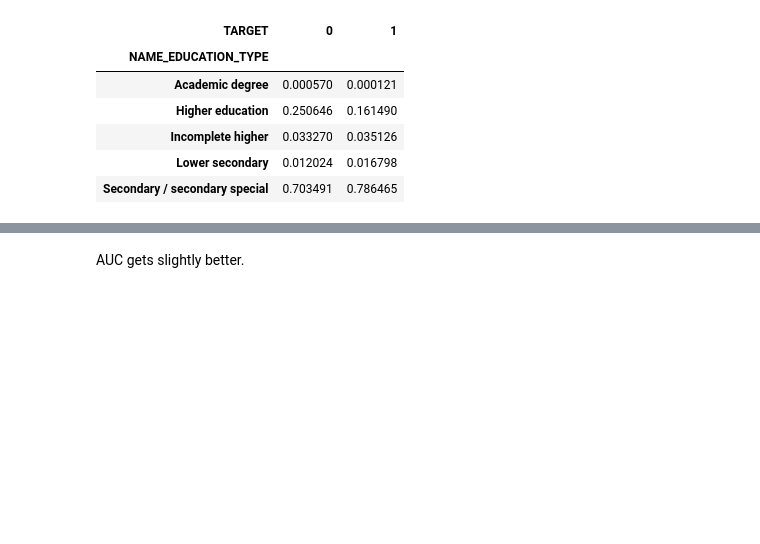
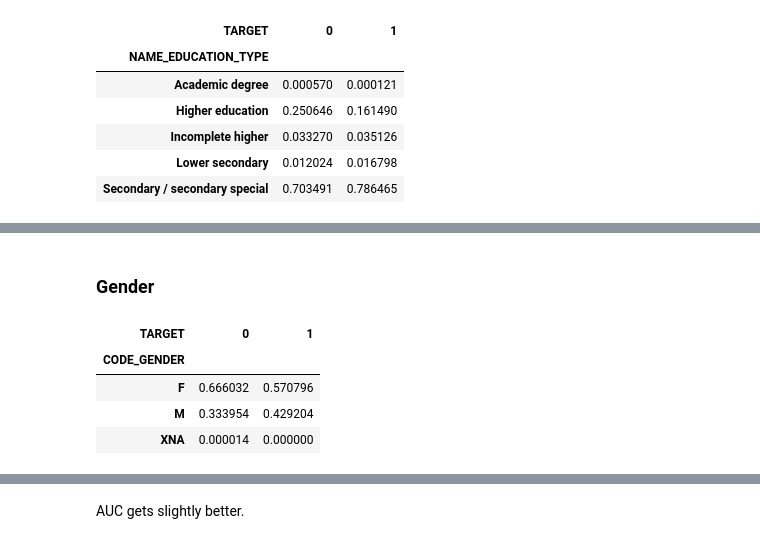
Before and after one commit to gukun770/Home-Credit, a Jupyter notebook: Home Credit Default Risk-Part 2.ipynb, the cells around one changed output, grey strips where cells are left out. Saved outputs shown, nothing was run; the diff lists cells and outputs as text; code cells hidden in the pictures; blank space fills up the shorter version.

Commit message:
gender and jobs included in model

```diff
--- a/Home Credit Default Risk-Part 2.ipynb
+++ b/Home Credit Default Risk-Part 2.ipynb
@@ -893,0 +909,10 @@ dfnum.head()
+# %% [markdown]
+### Gender
+# %%
+pd.crosstab(application_train.CODE_GENDER, application_train.TARGET).apply(lambda r: r/r.sum(), axis=0)
+# %% [output]
+| TARGET | 0 | 1 |
+| CODE_GENDER |  |  |
+| F | 0.666032 | 0.570796 |
+| M | 0.333954 | 0.429204 |
+| XNA | 0.000014 | 0.000000 |
```
Also changed, not shown: parts of 16 cells of this notebook.
